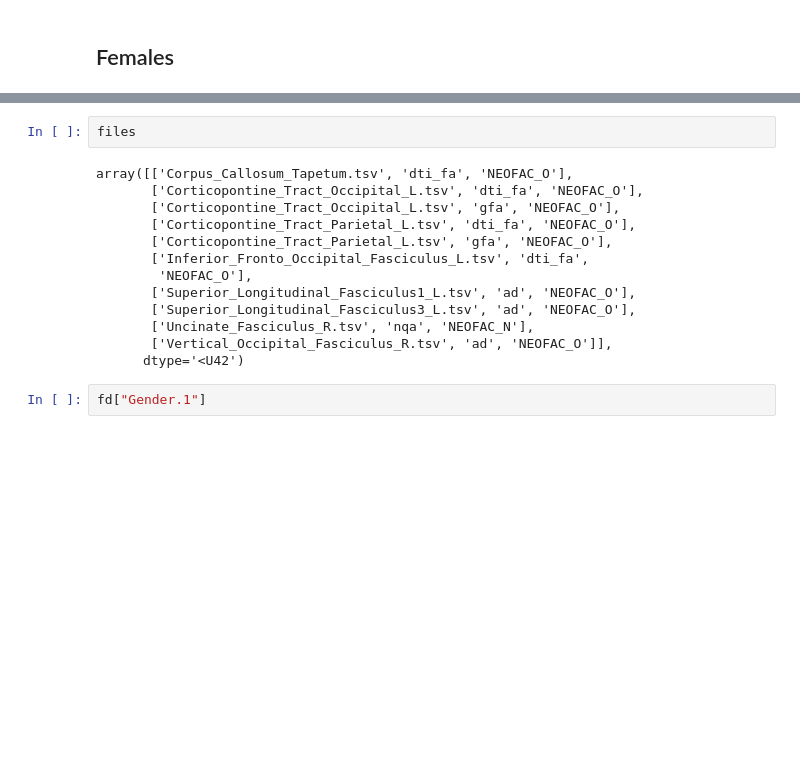
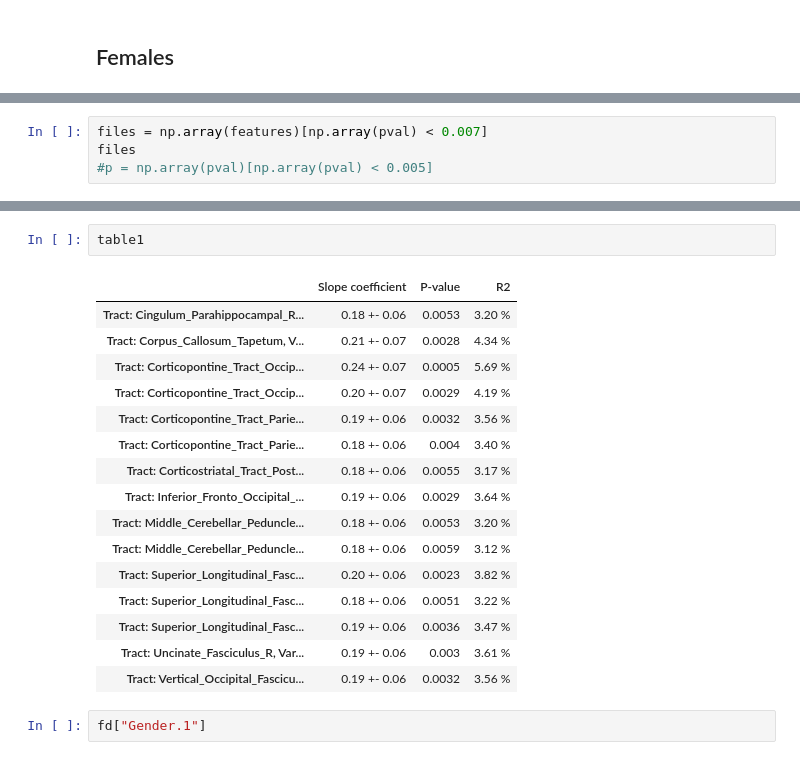
Before and after one commit to benedetta-mariani/BrainHack-Padova-2020, a Jupyter notebook: BrainHack_Padova.ipynb, the cells around one changed output, grey strips where cells are left out. Drawn from its saved outputs; the diff is of its cells as text; blank space fills up the shorter version.

```diff
--- a/BrainHack_Padova.ipynb
+++ b/BrainHack_Padova.ipynb
@@ -613 +738,5 @@ array([['Corpus_Callosum_Tapetum.tsv', 'dti_fa', 'NEOFAC_O'],
       dtype='<U42')
+# %%
+files = np.array(features)[np.array(pval) < 0.007]
+files
+#p = np.array(pval)[np.array(pval) < 0.005]
@@ -663,18 +837,22 @@ Slope coeff and pvalue:  25.90338877847889 0.07504391603864013
-# %%
-files
-# %% [output]
-array([['Corpus_Callosum_Tapetum.tsv', 'dti_fa', 'NEOFAC_O'],
-       ['Corticopontine_Tract_Occipital_L.tsv', 'dti_fa', 'NEOFAC_O'],
-       ['Corticopontine_Tract_Occipital_L.tsv', 'gfa', 'NEOFAC_O'],
-       ['Corticopontine_Tract_Parietal_L.tsv', 'dti_fa', 'NEOFAC_O'],
-       ['Corticopontine_Tract_Parietal_L.tsv', 'gfa', 'NEOFAC_O'],
-       ['Inferior_Fronto_Occipital_Fasciculus_L.tsv', 'dti_fa',
-        'NEOFAC_O'],
-       ['Superior_Longitudinal_Fasciculus1_L.tsv', 'ad', 'NEOFAC_O'],
-       ['Superior_Longitudinal_Fasciculus3_L.tsv', 'ad', 'NEOFAC_O'],
-       ['Uncinate_Fasciculus_R.tsv', 'nqa', 'NEOFAC_N'],
-       ['Vertical_Occipital_Fasciculus_R.tsv', 'ad', 'NEOFAC_O']],
-      dtype='<U42')
+# %%
+table1
+# %% [output]
+|  | Slope coefficient | P-value | R2 |
+| Tract: Cingulum_Parahippocampal_R... | 0.18 +- 0.06 | 0.0053 | 3.20 % |
+| Tract: Corpus_Callosum_Tapetum, V... | 0.21 +- 0.07 | 0.0028 | 4.34 % |
+| Tract: Corticopontine_Tract_Occip... | 0.24 +- 0.07 | 0.0005 | 5.69 % |
+| Tract: Corticopontine_Tract_Occip... | 0.20 +- 0.07 | 0.0029 | 4.19 % |
+| Tract: Corticopontine_Tract_Parie... | 0.19 +- 0.06 | 0.0032 | 3.56 % |
+| Tract: Corticopontine_Tract_Parie... | 0.18 +- 0.06 | 0.004 | 3.40 % |
+| Tract: Corticostriatal_Tract_Post... | 0.18 +- 0.06 | 0.0055 | 3.17 % |
+| Tract: Inferior_Fronto_Occipital_... | 0.19 +- 0.06 | 0.0029 | 3.64 % |
+| Tract: Middle_Cerebellar_Peduncle... | 0.18 +- 0.06 | 0.0053 | 3.20 % |
+| Tract: Middle_Cerebellar_Peduncle... | 0.18 +- 0.06 | 0.0059 | 3.12 % |
+| Tract: Superior_Longitudinal_Fasc... | 0.20 +- 0.06 | 0.0023 | 3.82 % |
+| Tract: Superior_Longitudinal_Fasc... | 0.18 +- 0.06 | 0.0051 | 3.22 % |
+| Tract: Superior_Longitudinal_Fasc... | 0.19 +- 0.06 | 0.0036 | 3.47 % |
+| Tract: Uncinate_Fasciculus_R, Var... | 0.19 +- 0.06 | 0.003 | 3.61 % |
+| Tract: Vertical_Occipital_Fascicu... | 0.19 +- 0.06 | 0.0032 | 3.56 % |
 # %%
 fd["Gender.1"]
 # %% [output]
```
Also changed, not shown: parts of 37 cells of this notebook.
